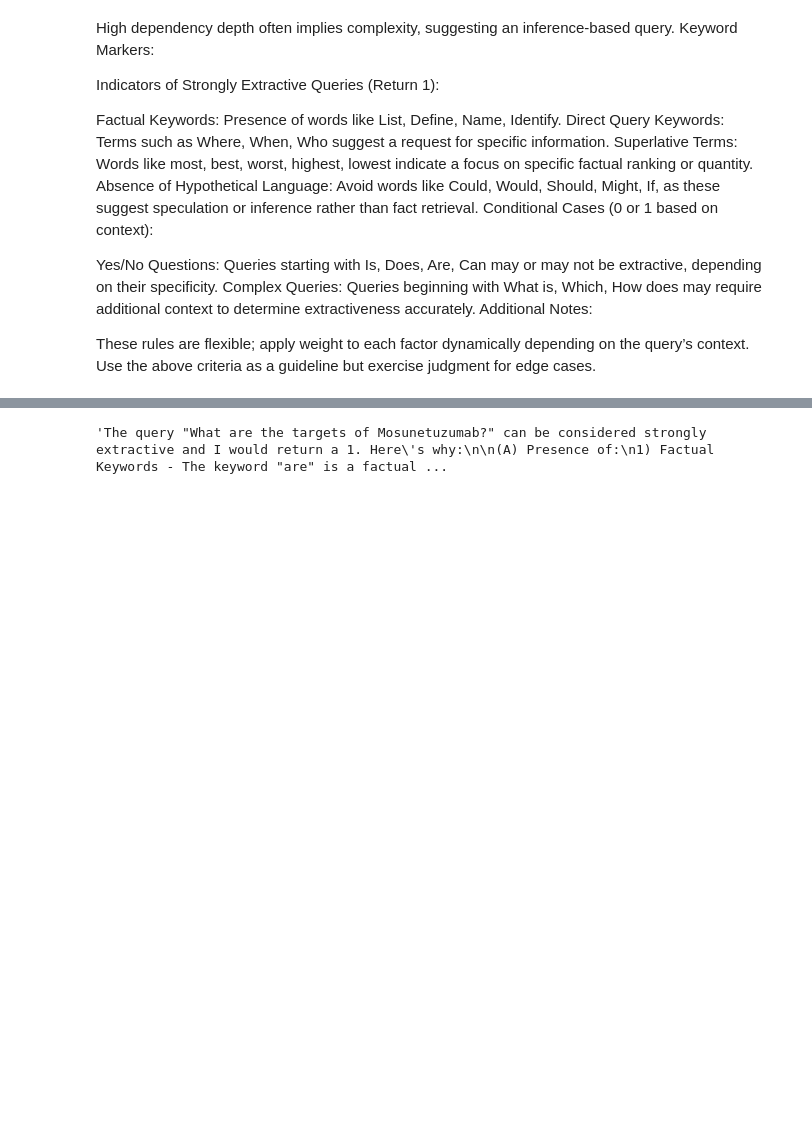
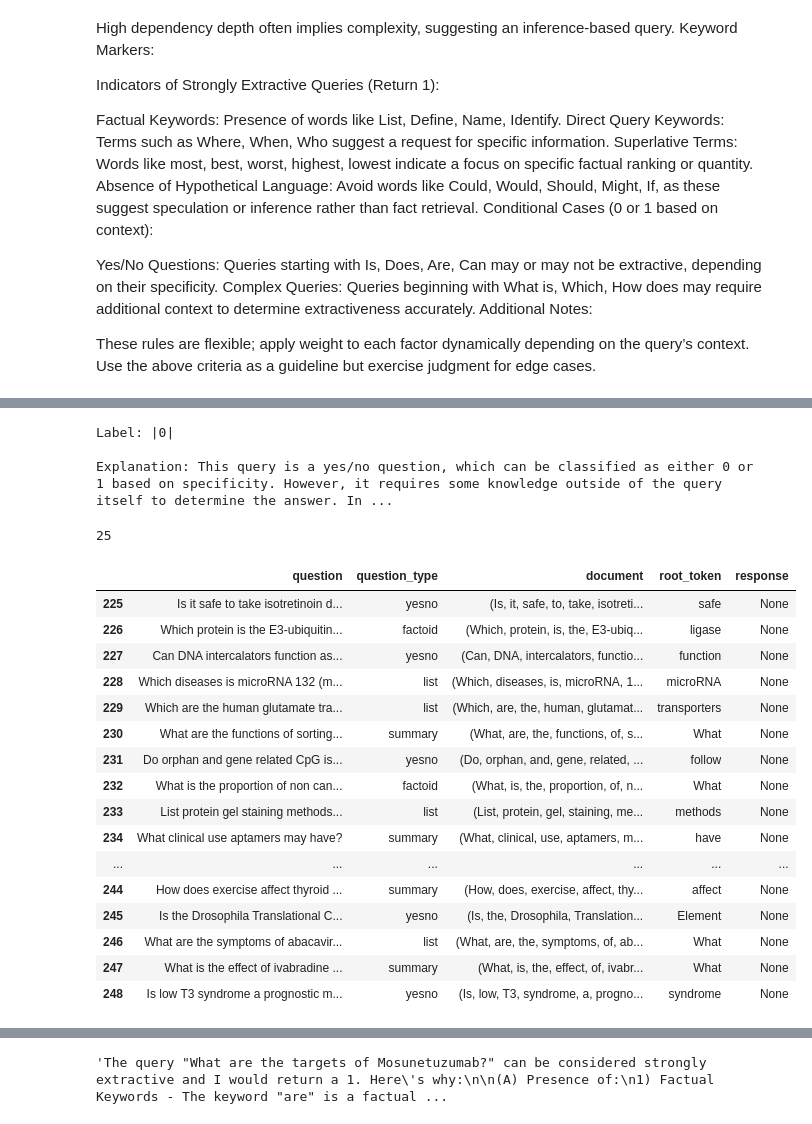
Before and after one commit to Abhijith-Nagarajan/CS_546_Project, a Jupyter notebook: models/Query_Classification.ipynb, the cells around one changed output, grey strips where cells are left out. Saved outputs shown, nothing was run; the diff lists cells and outputs as text; code cells hidden in the pictures; blank space fills up the shorter version.

Commit message:
Generated partial outputs with llama model

```diff
--- a/models/Query_Classification.ipynb
+++ b/models/Query_Classification.ipynb
@@ -389,0 +448,14 @@ memory.chat_memory.add_user_message(base_message)
+# %%
+def classify_query_new(query: str):
+    try:
+        response = classification_chain.run({"query": query})
+        return response
+
+    except Exception as e:
+        if "rate limit" in str(e).lower():
+            print("Rate limit reached for the current model. Switching models...")
+            switch_model()
+            return classify_query_new(query)
+        else:
+            print(f"Received error: {str(e)}. Skipping to next query.")
+            return 'Error'
@@ -389,0 +484,5 @@ memory.chat_memory.add_user_message(base_message)
+# %%
+df['response'] = None
+# %%
+query = df['question'][0] #"Which autophagy pathway is trigered by the KFERQ motif of cytosolic proteins?"
+response = classify_query_new(query)
@@ -389,0 +496,2 @@ memory.chat_memory.add_user_message(base_message)
+# %%
+df.loc[0,'response'] = response
@@ -389,0 +504,7 @@ memory.chat_memory.add_user_message(base_message)
+# %%
+query = "Is it safe to take isotretinoin during pregnancy?"
+print(classify_query_new(query))
+# %% [output]
+Label: |0|
+
+Explanation: This query is a yes/no question, which can be classified as either 0 or 1 based on specificity. However, it requires some knowledge outside of the query itself to determine the answer. In ...
@@ -389,0 +516,4 @@ memory.chat_memory.add_user_message(base_message)
+# %%
+batch_size
+# %% [output]
+25
@@ -389,0 +522,20 @@ memory.chat_memory.add_user_message(base_message)
+# %%
+df.iloc[1000:1025]
+# %% [output]
+|  | question | question_type | document | root_token | response |
+| 225 | Is it safe to take isotretinoin d... | yesno | (Is, it, safe, to, take, isotreti... | safe | None |
+| 226 | Which protein is the E3-ubiquitin... | factoid | (Which, protein, is, the, E3-ubiq... | ligase | None |
+| 227 | Can DNA intercalators function as... | yesno | (Can, DNA, intercalators, functio... | function | None |
+| 228 | Which diseases is microRNA 132 (m... | list | (Which, diseases, is, microRNA, 1... | microRNA | None |
+| 229 | Which are the human glutamate tra... | list | (Which, are, the, human, glutamat... | transporters | None |
+| 230 | What are the functions of sorting... | summary | (What, are, the, functions, of, s... | What | None |
+| 231 | Do orphan and gene related CpG is... | yesno | (Do, orphan, and, gene, related, ... | follow | None |
+| 232 | What is the proportion of non can... | factoid | (What, is, the, proportion, of, n... | What | None |
+| 233 | List protein gel staining methods... | list | (List, protein, gel, staining, me... | methods | None |
+| 234 | What clinical use aptamers may have? | summary | (What, clinical, use, aptamers, m... | have | None |
+| ... | ... | ... | ... | ... | ... |
+| 244 | How does exercise affect thyroid ... | summary | (How, does, exercise, affect, thy... | affect | None |
+| 245 | Is the Drosophila Translational C... | yesno | (Is, the, Drosophila, Translation... | Element | None |
+| 246 | What are the symptoms of abacavir... | list | (What, are, the, symptoms, of, ab... | What | None |
+| 247 | What is the effect of ivabradine ... | summary | (What, is, the, effect, of, ivabr... | What | None |
+| 248 | Is low T3 syndrome a prognostic m... | yesno | (Is, low, T3, syndrome, a, progno... | syndrome | None |
```
Also changed, not shown: parts of 45 cells of this notebook.
